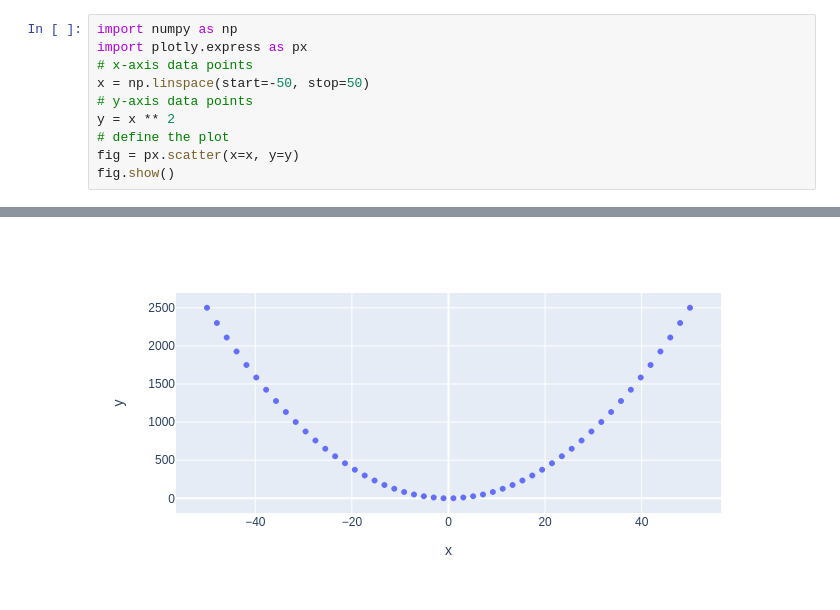
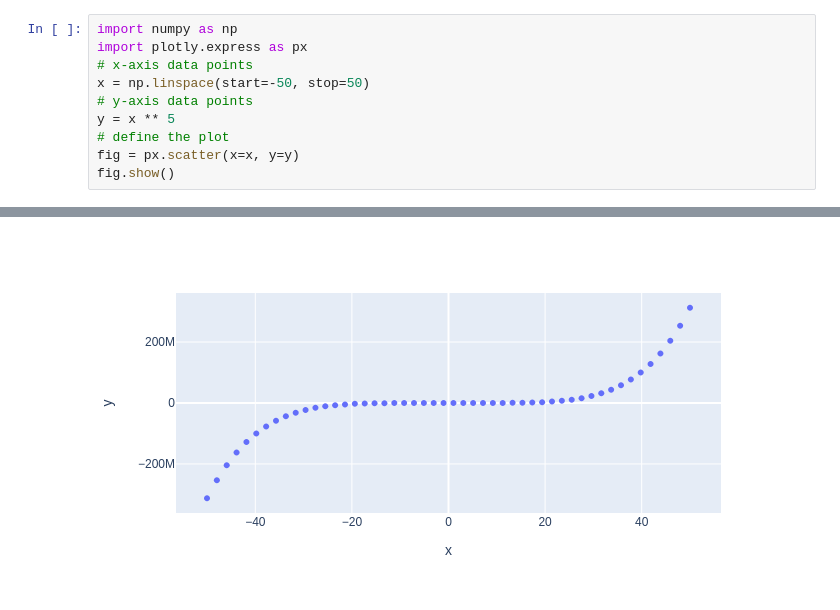
Before and after one commit to ajblum/my-notebooks-repo, a Jupyter notebook: experiment1.ipynb, the cells around one changed output, grey strips where cells are left out. Cells and saved outputs as stored; diff of their text form.

```diff
--- a/experiment1.ipynb
+++ b/experiment1.ipynb
@@ -4,7 +4,7 @@ import plotly.express as px
 # x-axis data points
 x = np.linspace(start=-50, stop=50)
 # y-axis data points
-y = x ** 2
+y = x ** 5
 # define the plot
 fig = px.scatter(x=x, y=y)
 fig.show()
@@ -13 +12 @@ fig.show()
-[figure, old version]
+[figure, new version]
```
Also changed, not shown: parts of 1 cell of this notebook.
